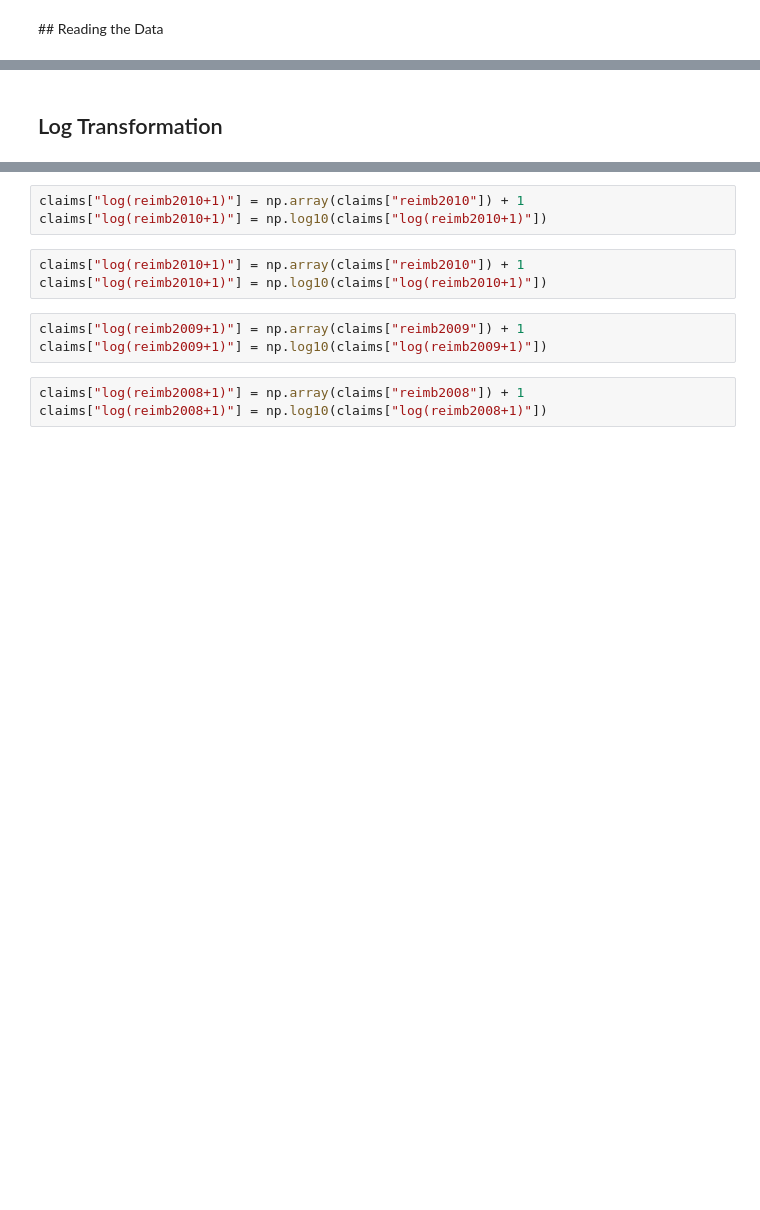
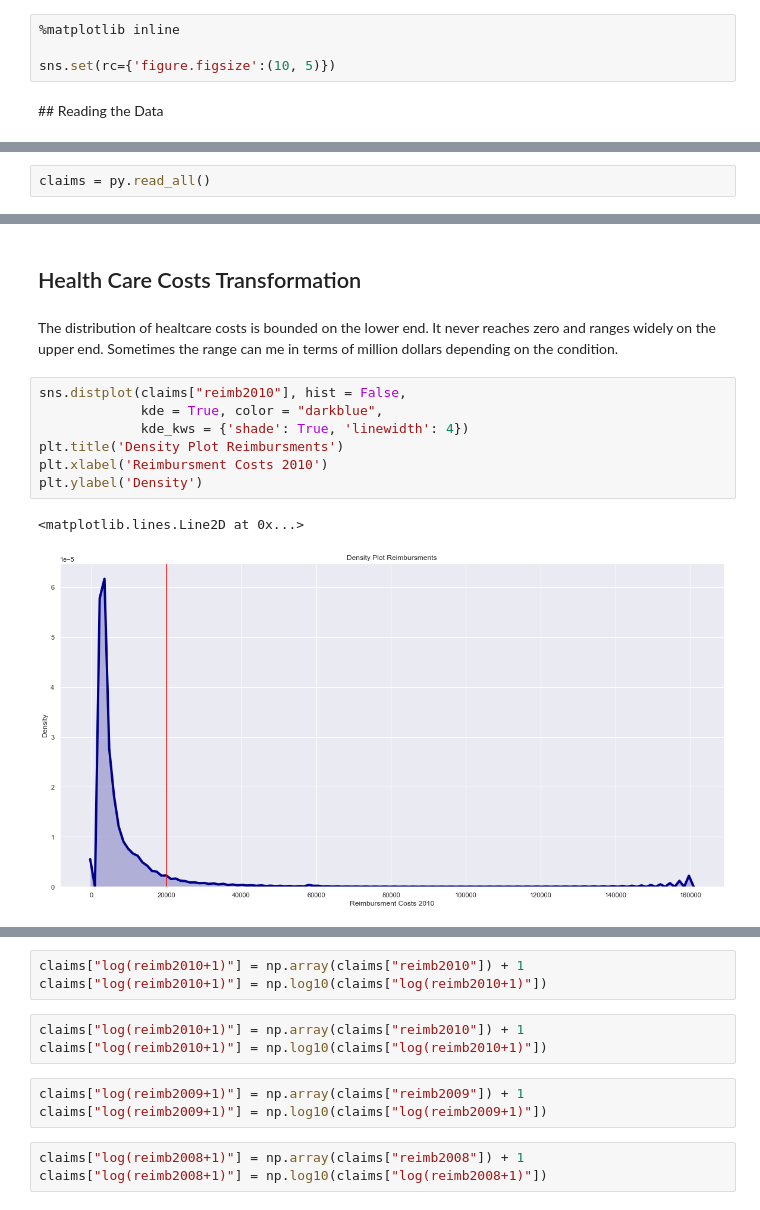
Before and after one commit to deniztokmakoglu/CAPP30254_Project, a Jupyter notebook: Data Preperation.ipynb, the cells around one changed output, grey strips where cells are left out. Drawn from its saved outputs; the diff is of its cells as text; blank space fills up the shorter version.

```diff
--- a/Data Preperation.ipynb
+++ b/Data Preperation.ipynb
@@ -4,2 +7,6 @@ import numpy as np
+# %%
+%matplotlib inline
+
+sns.set(rc={'figure.figsize':(10, 5)})
 # %% [markdown]
 ## Reading the Data
@@ -14,0 +13,2 @@ claims = read_data()
+# %%
+claims = py.read_all()
@@ -15,2 +22,14 @@ claims = read_data()
 # %% [markdown]
-## Log Transformation
+## Health Care Costs Transformation
+# %% [markdown]
+The distribution of healtcare costs is bounded on the lower end. It never reaches zero and ranges widely on the upper end. Sometimes the range can me in terms of million dollars depending on the condition.
+# %%
+sns.distplot(claims["reimb2010"], hist = False,
+             kde = True, color = "darkblue",
+             kde_kws = {'shade': True, 'linewidth': 4})
+plt.title('Density Plot Reimbursments')
+plt.xlabel('Reimbursment Costs 2010')
+plt.ylabel('Density')
+# %% [output]
+<matplotlib.lines.Line2D at 0x...>
+[figure, added]
```
Also changed, not shown: parts of 23 cells of this notebook.
